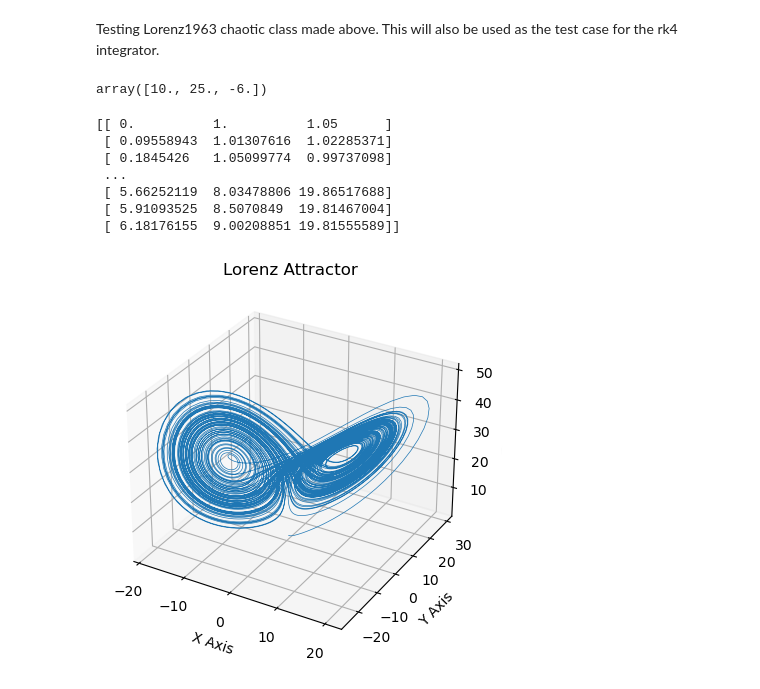
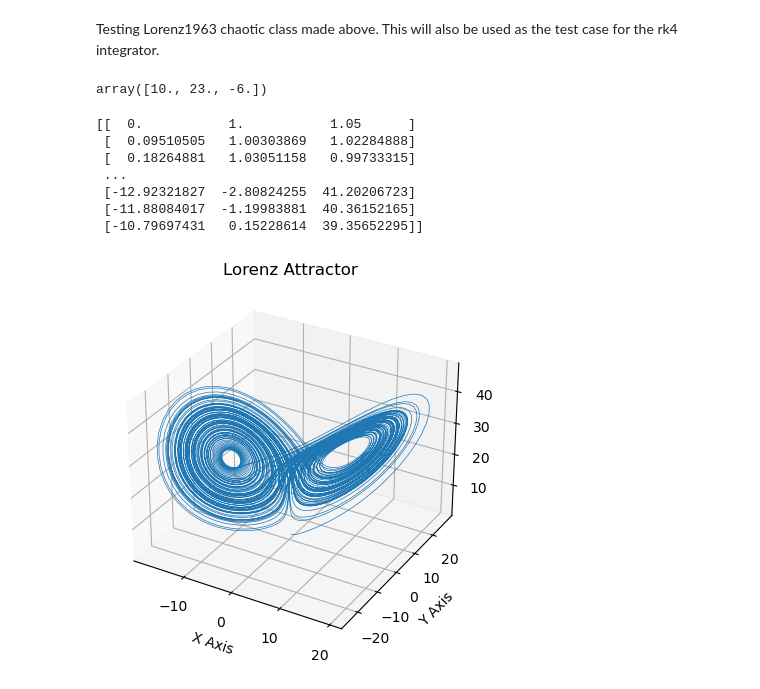
Before and after one commit to jsr2022/project_ad_caelos, a Jupyter notebook: adcaelos/testEnvironment.ipynb, the cells around one changed output. Saved outputs shown, nothing was run; the diff lists cells and outputs as text; code cells hidden in the pictures.

```diff
--- a/adcaelos/testEnvironment.ipynb
+++ b/adcaelos/testEnvironment.ipynb
@@ -14,14 +14,15 @@ class lorenz1963:
         self.tstep = 0
 
 
-    def statesDot(self, currState) -> np.array:
+    def statesDot(self, time, currState) -> np.array:
 
         dx_dt = self.sigma*(currState[1] - currState[0])
-        dy_dt = currState[0]*(self.rho - currState[2])
+        dy_dt = currState[0]*(self.rho - currState[2]) - currState[1]
         dz_dt = currState[0]*currState[1] - self.beta*currState[2]
 
         states_dt = np.array([dx_dt, dy_dt, dz_dt])
         return states_dt
+
     def getCurrState(self) -> np.array:
         return self.states[self.tstep, :]
 
@@ -32,62 +33,65 @@ class lorenz1963:
 Testing Lorenz1963 chaotic class made above. This will also be used as the test case for the rk4 integrator.
 # %%
 testCase = lorenz1963(28, 8/3, 10, 1000, np.array([1, 2, 3]))
-testCase.statesDot(np.array([1, 2, 3]))
+testCase.statesDot(0, np.array([1, 2, 3]))
 # %% [output]
-array([10., 25., -6.])
+array([10., 23., -6.])
 # %%
-def f2(currState, deltaT, f1) -> np.array:
-    f2Output = f1(currState + deltaT/2*f1(currState))
+def f2(currState, deltaT, currTime, f1) -> np.array:
+    f2Output = f1(currTime, currState + deltaT/2*f1(currTime, currState))
     return f2Output
 
-def f3(currState, deltaT, f1, f2) -> np.array:
-    f3Output = f1(currState + deltaT/2*f2(currState, deltaT, f1))
+def f3(currState, deltaT, currTime, f1, f2) -> np.array:
+    f3Output = f1(currTime, currState + deltaT/2*f2(currState, deltaT, currTime, f1))
     return f3Output
 
-def f4(currState, deltaT, f1, f2, f3) -> np.array:
-    f4Output = f1(currState + deltaT*f3(currState, deltaT, f1, f2))
+def f4(currState, deltaT, currTime, f1, f2, f3) -> np.array:
+    f4Output = f1(currTime, currState + deltaT*f3(currState, deltaT, currTime, f1, f2))
     return f4Output
 
 
 numTimeSteps = 10000
 deltaT = 0.01
 totalTime = numTimeSteps*deltaT
+initialCondition = np.array([0, 1, 1.05])
 
 
-lorenzRK4 = lorenz1963(28, 8/3, 10, numTimeSteps+1, np.array([0, 1, 1.05]))
+lorenzRK4 = lorenz1963(28, 8/3, 10, numTimeSteps+1, initialCondition)
 
 for ctime in np.linspace(0, totalTime, numTimeSteps):
-
+    currTime = ctime
     currState = lorenzRK4.getCurrState()
-    f11 = lorenzRK4.statesDot(currState)
-    f22 = f2(currState, deltaT, lorenzRK4.statesDot)
-    f33 = f3(currState, deltaT, lorenzRK4.statesDot, f2)
-    f44 = f4(currState, deltaT, lorenzRK4.statesDot, f2, f3)
+    f11 = lorenzRK4.statesDot(currTime, currState)
+    f22 = f2(currState, deltaT, currTime, lorenzRK4.statesDot)
+    f33 = f3(currState, deltaT, currTime, lorenzRK4.statesDot, f2)
+    f44 = f4(currState, deltaT, currTime, lorenzRK4.statesDot, f2, f3)
 
     nextState = lorenzRK4.getCurrState() + deltaT/6*(f11 + 2*f22 + 2*f33 + f44)
     lorenzRK4.setState(nextState)
 
 print(lorenzRK4.states)
 # %% [output]
-[[ 0.          1.          1.05      ]
- [ 0.09558943  1.01307616  1.02285371]
- [ 0.1845426   1.05099774  0.99737098]
+[[  0.           1.           1.05      ]
+ [  0.09510505   1.00303869   1.02284888]
+ [  0.18264881   1.03051158   0.99733315]
  ...
- [ 5.66252119  8.03478806 19.86517688]
- [ 5.91093525  8.5070849  19.81467004]
- [ 6.18176155  9.00208851 19.81555589]]
+ [-12.92321827  -2.80824255  41.20206723]
+ [-11.88084017  -1.19983881  40.36152165]
+ [-10.79697431   0.15228614  39.35652295]]
 # %%
 import matplotlib.pyplot as plt
 
 # Plot
 ax = plt.figure().add_subplot(projection='3d')
+
+daLorenz = lorenzRK4.states
 
 ax.plot(*lorenzRK4.states.T, lw=0.5)
 ax.set_xlabel("X Axis")
 ax.set_ylabel("Y Axis")
 ax.set_zlabel("Z Axis")
 ax.set_title("Lorenz Attractor")
 
 plt.show()
 # %% [output]
-[figure, old version]
+[figure, new version]
```
Also changed, not shown: parts of 1 cell of this notebook.
